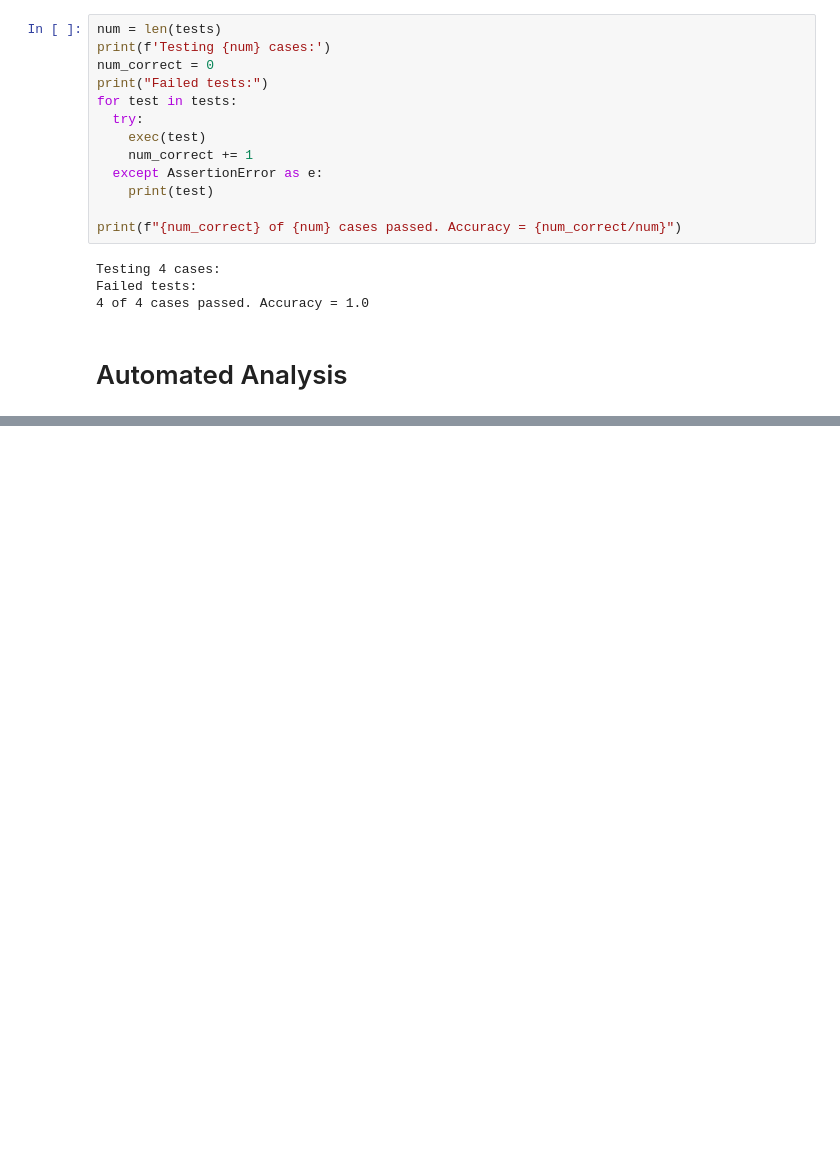
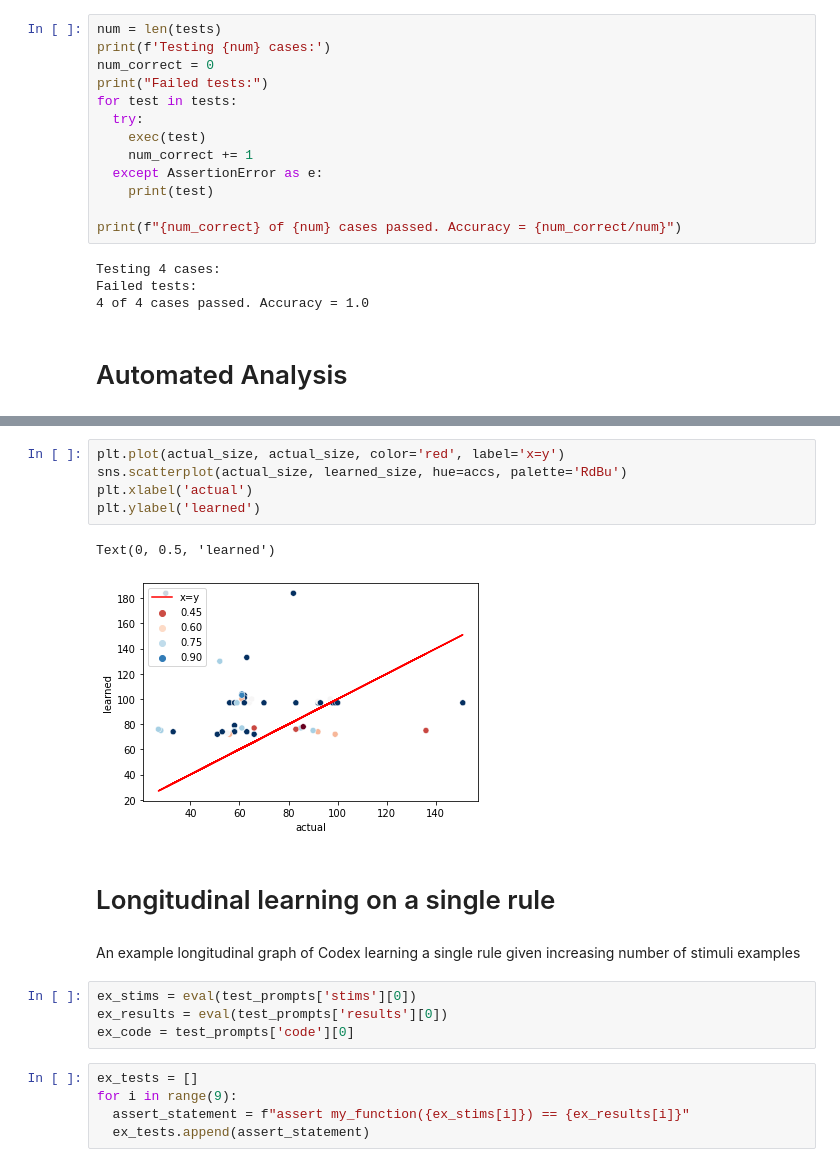
Before and after one commit to meilongzhang/concept-synthesis, a Jupyter notebook: FewShotCodex.ipynb, the cells around one changed output, grey strips where cells are left out. Saved outputs shown, nothing was run; the diff lists cells and outputs as text; blank space fills up the shorter version.

```diff
--- a/FewShotCodex.ipynb
+++ b/FewShotCodex.ipynb
@@ -237,0 +306,21 @@ plt.axvline(x=0, color='r', linestyle='-')
+# %%
+plt.plot(actual_size, actual_size, color='red', label='x=y')
+sns.scatterplot(actual_size, learned_size, hue=accs, palette='RdBu')
+plt.xlabel('actual')
+plt.ylabel('learned')
+# %% [output]
+Text(0, 0.5, 'learned')
+[figure, added]
+# %% [markdown]
+# Longitudinal learning on a single rule
+# %% [markdown]
+An example longitudinal graph of Codex learning a single rule given increasing number of stimuli examples
+# %%
+ex_stims = eval(test_prompts['stims'][0])
+ex_results = eval(test_prompts['results'][0])
+ex_code = test_prompts['code'][0]
+# %%
+ex_tests = []
+for i in range(9):
+  assert_statement = f"assert my_function({ex_stims[i]}) == {ex_results[i]}"
+  ex_tests.append(assert_statement)
```
Also changed, not shown: parts of 36 cells of this notebook.
